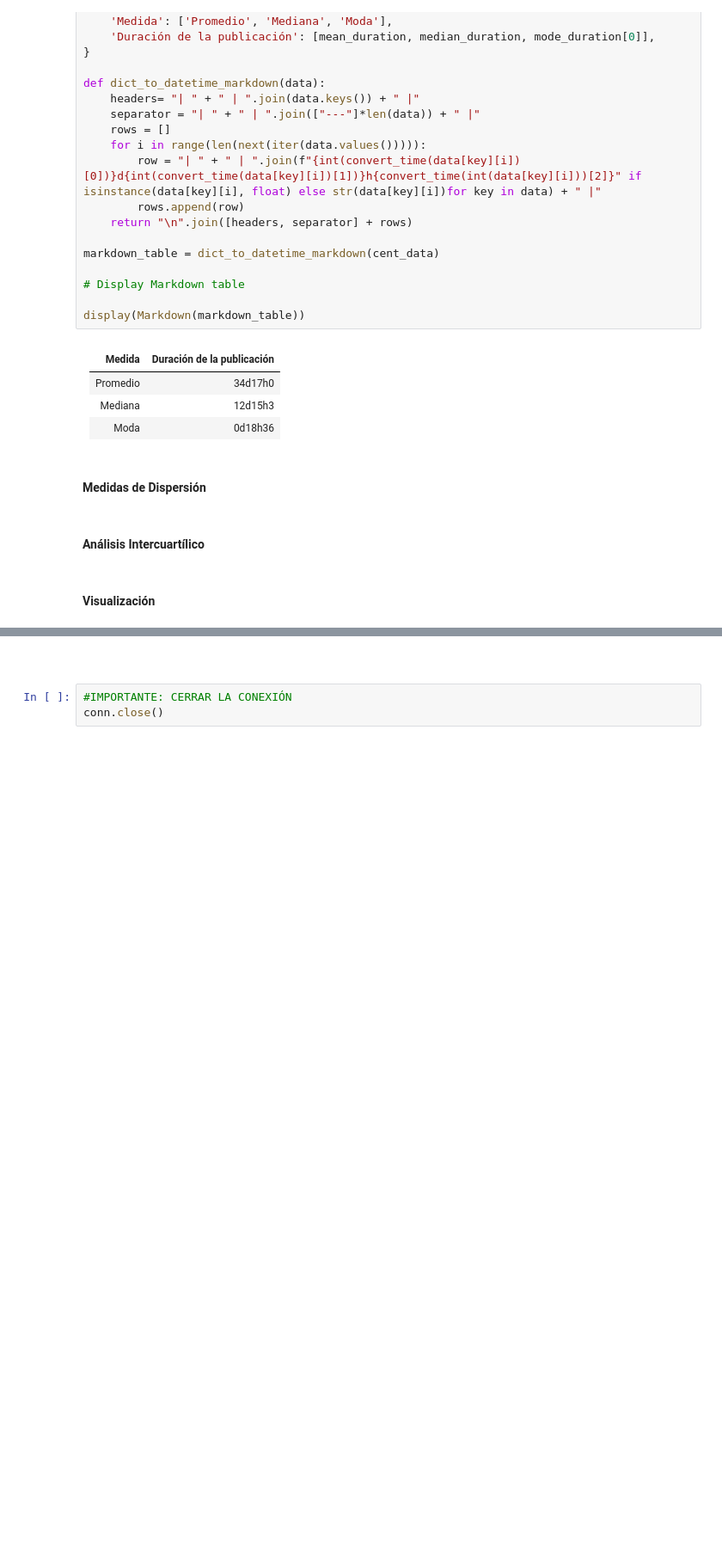
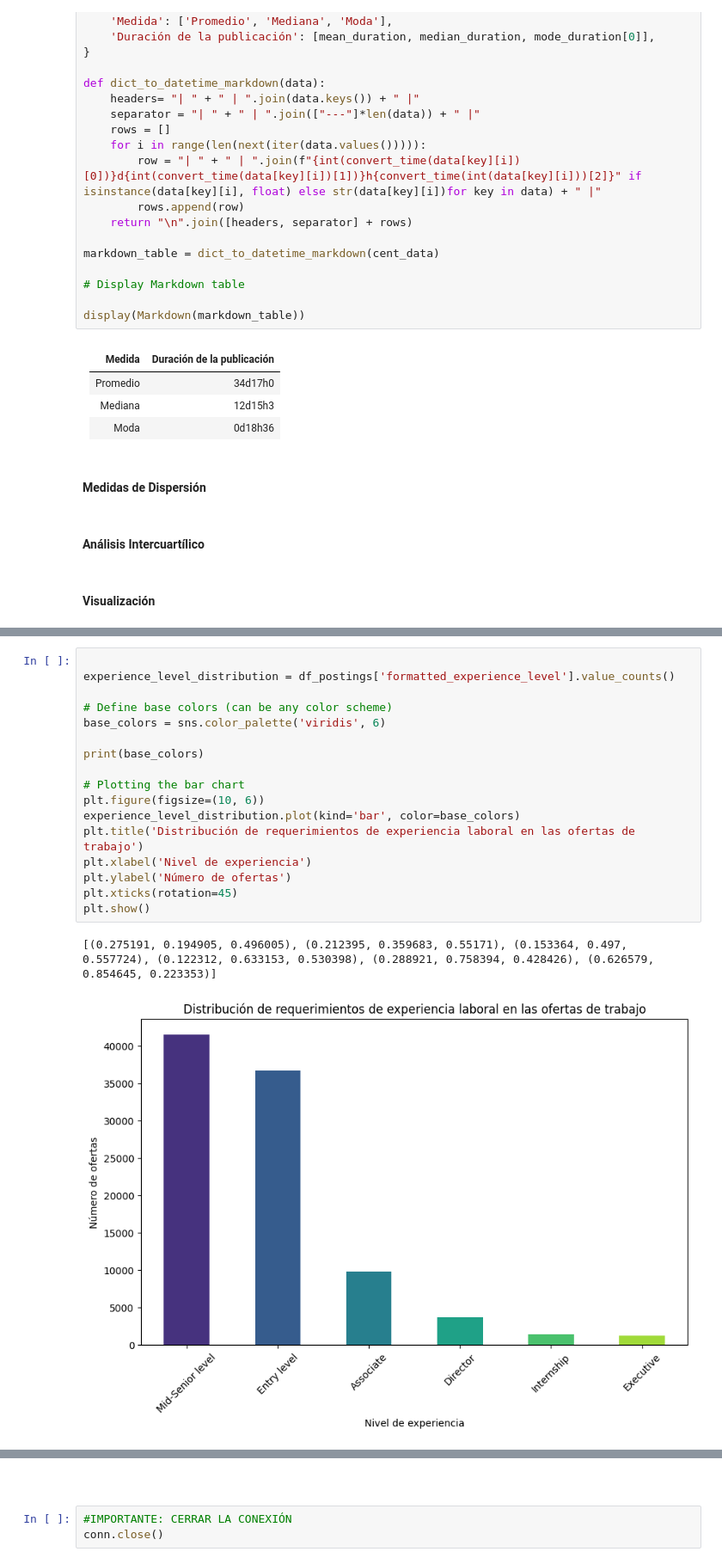
Before and after one commit to sarahcoral/ProyectoABD, a Jupyter notebook: visualization_notebooks/descriptive_analysis.ipynb, the cells around one changed output, grey strips where cells are left out. Shown: that part at 86% size. Cells and saved outputs as stored; diff of their text form; blank space fills up the shorter version.

```diff
--- a/visualization_notebooks/descriptive_analysis.ipynb
+++ b/visualization_notebooks/descriptive_analysis.ipynb
@@ -351,0 +373,20 @@ display(Markdown(markdown_table))
+# %%
+
+experience_level_distribution = df_postings['formatted_experience_level'].value_counts()
+
+# Define base colors (can be any color scheme)
+base_colors = sns.color_palette('viridis', 6)
+
+print(base_colors)
+
+# Plotting the bar chart
+plt.figure(figsize=(10, 6))
+experience_level_distribution.plot(kind='bar', color=base_colors)
+plt.title('Distribución de requerimientos de experiencia laboral en las ofertas de trabajo')
+plt.xlabel('Nivel de experiencia')
+plt.ylabel('Número de ofertas')
+plt.xticks(rotation=45)
+plt.show()
+# %% [output]
+[(0.275191, 0.194905, 0.496005), (0.212395, 0.359683, 0.55171), (0.153364, 0.497, 0.557724), (0.122312, 0.633153, 0.530398), (0.288921, 0.758394, 0.428426), (0.626579, 0.854645, 0.223353)]
+[figure, added]
```
Also changed, not shown: parts of 7 cells of this notebook, 1 other file.
